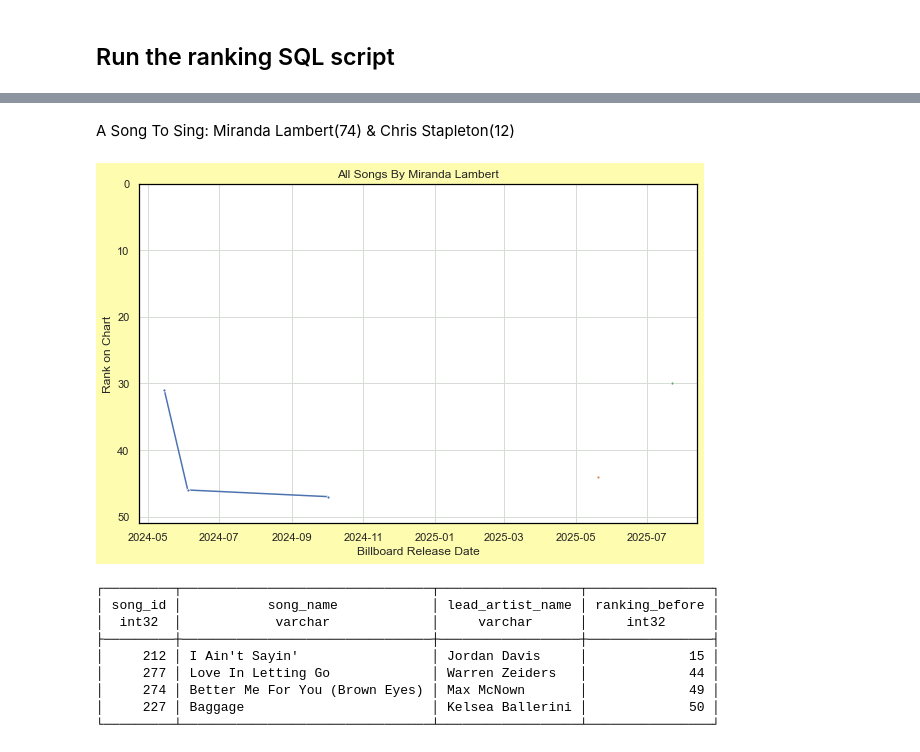
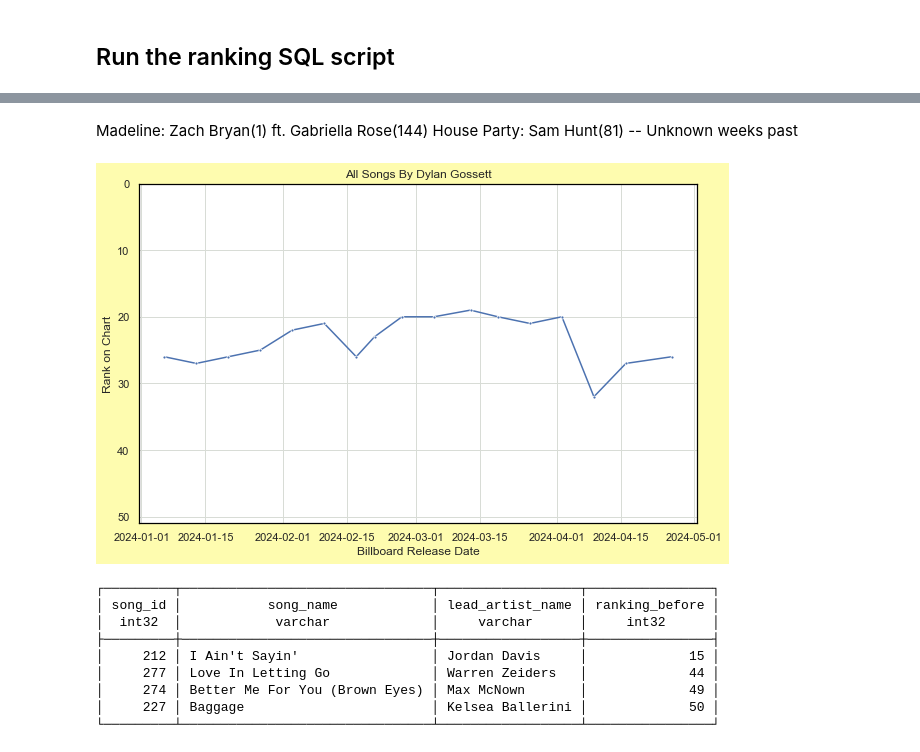
Before and after one commit to jwmanahan/billboard, a Jupyter notebook: add_new_week.ipynb, the cells around one changed output, grey strips where cells are left out. Cells and saved outputs as stored; diff of their text form; code cells hidden in the pictures.

Commit message:
New week, first after new paywall on bb.com

```diff
--- a/add_new_week.ipynb
+++ b/add_new_week.ipynb
@@ -33,7 +33,7 @@ sns.set(
 # Change the billboard_observation_date!
 # %%
 current_date = date.today().strftime('%Y-%m-%d')
-billboard_observation_date = '2025-07-22'
+billboard_observation_date = '2025-07-29'
 # %%
 # Set up SQL connection
 %config SqlMagic.autopandas = True
@@ -747,10 +763,11 @@ Shaboozey            2
 Name: song_id, dtype: int64
 # %% [markdown]
-A Song To Sing: Miranda Lambert(74) & Chris Stapleton(12)
+Madeline: Zach Bryan(1) ft. Gabriella Rose(144)
+House Party: Sam Hunt(81) -- Unknown weeks past
 # %%
 # For now, manual artist name selection
 # TODO: Create charts for every artist on this week's chart at once
-artist_name = 'Miranda Lambert'
+artist_name = 'Dylan Gossett'
 
 df_weeks_this_artist = df_weeks_for_artist.query(
     f"artist_name == '{artist_name}'"
@@ -761,34 +778,34 @@ df_weeks_this_artist = df_weeks_for_artist.query(
 #     this_artist_id = input("Please input artist ID for differentiation")
 #     df_weeks_this_artist[
 #         df_weeks_this_artist[artist_id] == this_artist_id
 #     ]
 
 for _, row in df_weeks_this_artist.pivot( # TODO no pivot to support legend in char 'song_name'
     index = 'song_id'
     , columns = 'billboard_observation_date' #TODO: weeks ago
     , values = 'billboard_rank'
 ).fillna(
     np.inf # suppresses only if a different song is on the chart in any week within this song's gap
 ).iterrows():
     graph = sns.lineplot(
         data = row
         , linestyle = credit_type_to_linestyle[
             df_weeks_this_artist[
                 df_weeks_this_artist['song_id'] == row.name
             ].groupby('relationship_type').count().iloc[0].name
         ]
         , marker = '.'
     )
 
 graph.set(
     title = f'All Songs By {artist_name}'
     , xlabel = 'Billboard Release Date' # Really observation date (for now)
     , ylabel = 'Rank on Chart'
     , ylim = [0, 51]
 )
 graph.axes.invert_yaxis()
 # %% [output]
-[figure, old version]
+[figure, new version]
 # %%
 # TODO: Set comparison_observation_date as num weeks back, not specific date
 current_observation_date = billboard_observation_date
```
Also changed, not shown: parts of 26 cells of this notebook, 5 other files.
